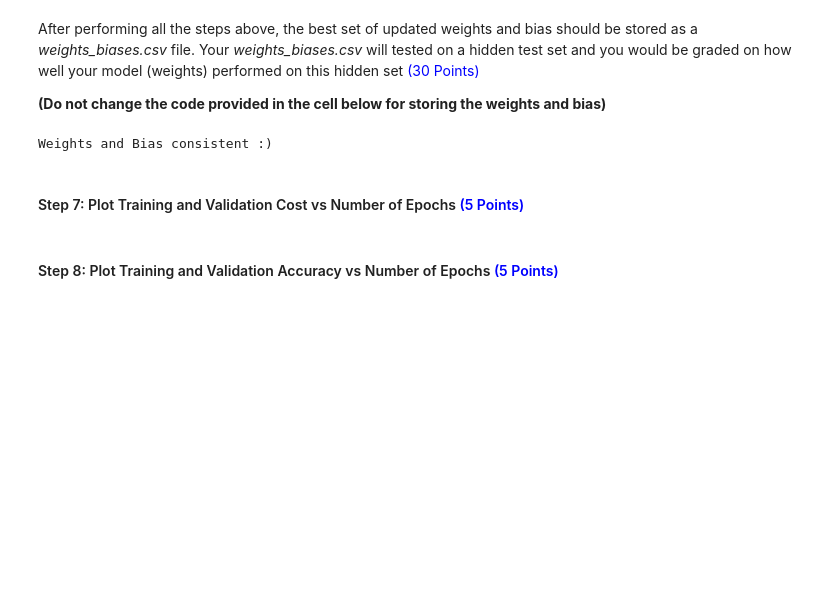
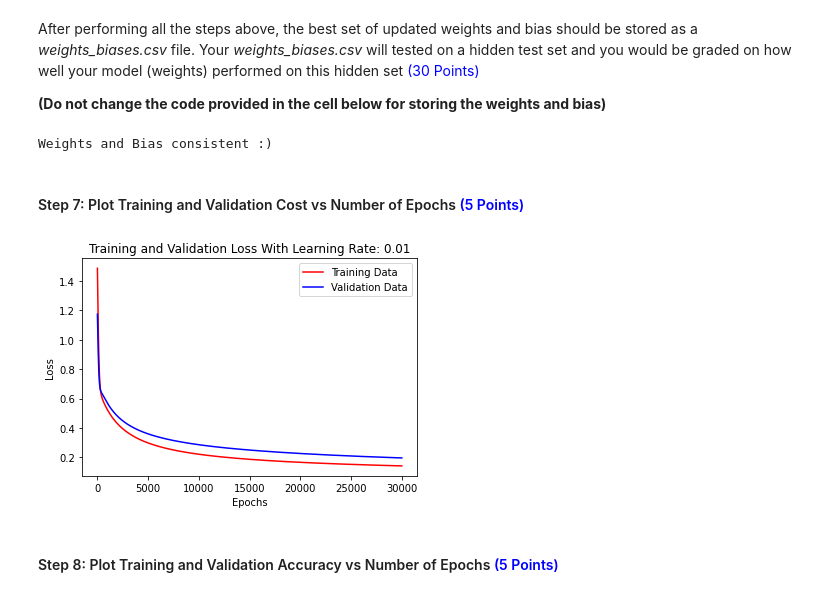
Before and after one commit to chaurasiat/breastcancer_logisticRegression, a Jupyter notebook: main.ipynb, the cells around one changed output. Drawn from its saved outputs; the diff is of its cells as text; code cells hidden in the pictures; blank space fills up the shorter version.

```diff
--- a/main.ipynb
+++ b/main.ipynb
@@ -115,3 +153,10 @@ $X_{max}$ and $X_{min}$ are over axis = 0 (Each columns max and min value)
 We scale the data to bring all the features to the same range (in our case between 0 and 1).
 # %% [markdown]
 #### Hint, make sure the dimensionality of the training features, weights, biases are consistent for np.dot and np.multiply
+# %%
+from sklearn.preprocessing import MinMaxScaler
+scaler = MinMaxScaler()
+X_scaler_train = scaler.fit_transform(X_train)
+X_scaler_test = scaler.transform(X_test)
+X_scaler_val=scaler.transform(X_val)
+# X_scaler_test,X_scaler_train,X_scaler_val
@@ -118,3 +165,21 @@ We scale the data to bring all the features to the same range (in our case betwe
+# %%
+# Step 4 already implemented
+# print(Y_train.shape[0],Y_train.shape,Y_train,X_scaler_train)
+y_train_arr = Y_train.reshape(Y_train.shape[0],1).T
+x_train_arr = X_scaler_train.T
+y_val_arr = Y_val.reshape(Y_val.shape[0],1).T
+x_val_arr = X_scaler_val.T
+y_test_arr  = Y_test.reshape(Y_test.shape[0],1).T
+x_test_arr  = X_scaler_test.T
+# %%
+def prediction(X, w, b):
+    y_predict = np.zeros((1,X.shape[1] ))
+    Z=np.dot(w.T, X)+b
+    A_pred=1/(1+np.exp(-(Z)))
+    for i in range(A_pred.shape[1]):
+        if(A_pred[0,i]>0.5):y_predict[0,i]=1
+        else:y_predict[0,i]=0
+    return y_predict
 # %% [markdown]
 #### Step 5: Initialization of Variables
 * Initialize Hyper-Parameters (Learning Rate, Number of Epochs) to some value
@@ -123,13 +188,20 @@ We scale the data to bring all the features to the same range (in our case betwe
 * Initialize other variables which may be used for tracking cost, number of data points etc..
 # %%
 # Hyper parameter initialization
-learningrate = 1
-epochs = 1
+learningrate = 0.01
+epochs = 30000
 bias = 0
 
 # intialize matrix with random values for weights with normal distribution
 # Return a sample (or samples) from the “standard normal” distribution.
 weights = np.random.randn(30,1)
+training_cost = []
+val_cost = []
+training_accuracy=[]
+validation_accuracy=[]
+
+w=weights
+b=bias
 # %% [markdown]
 #### Step 6: TRAINING with Logistic Regression Implementation using Gradient Descent Algorithm <font color='blue'>(30 Points)</font>
 
@@ -179,5 +281,16 @@ else:
 Weights and Bias consistent :)
 # %% [markdown]
 #### Step 7: Plot Training and Validation Cost vs Number of Epochs <font color='blue'>(5 Points)</font>
+# %%
+import matplotlib.pyplot as plt
+plt.title('Training and Validation Loss With Learning Rate: ' + str(learningrate))
+plt.plot(training_cost, color='red', label='Training Data')
+plt.plot(val_cost, color='blue', label='Validation Data')
+plt.xlabel('Epochs')
+plt.ylabel('Loss')
+plt.legend()
+plt.show()
+# %% [output]
+[figure, added]
 # %% [markdown]
 ####  Step 8: Plot Training and Validation Accuracy vs Number of Epochs <font color='blue'>(5 Points)</font>
```
Also changed, not shown: parts of 12 cells of this notebook, 2 other files.
